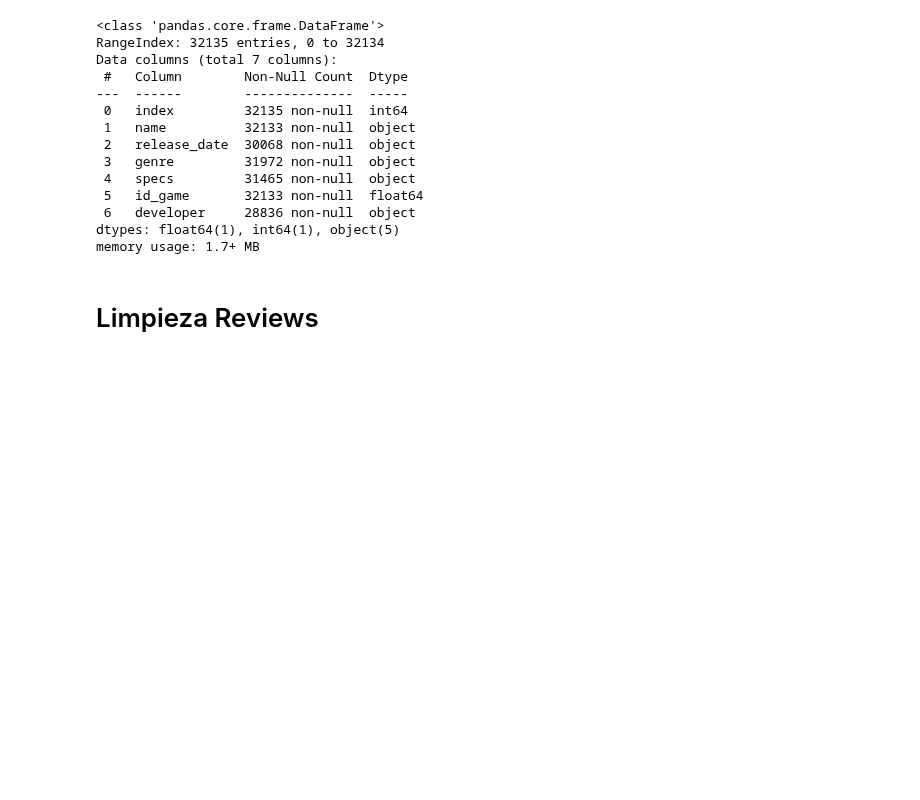
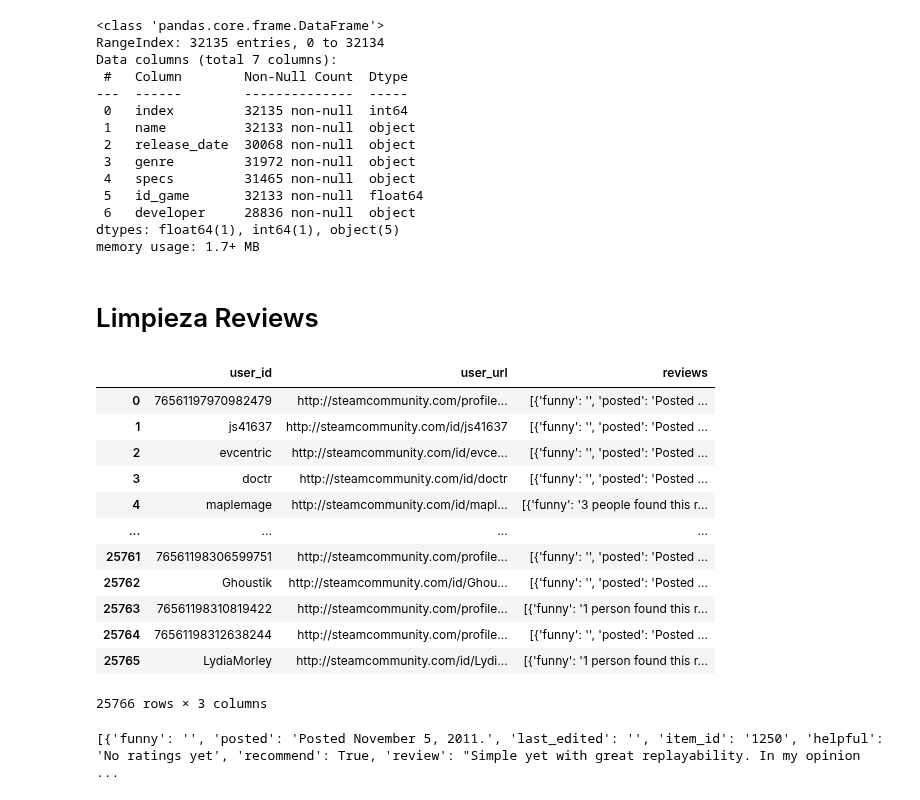
Before and after one commit to DaAnMaGi/PI_ML_OPS, a Jupyter notebook: limpieza/limpieza_datos.ipynb, the cells around one changed output. Cells and saved outputs as stored; diff of their text form; code cells hidden in the pictures; blank space fills up the shorter version.

Commit message:
se empieza a trabajar reviews

```diff
--- a/limpieza/limpieza_datos.ipynb
+++ b/limpieza/limpieza_datos.ipynb
@@ -99,3 +98,20 @@ guardar_archivo(games_genres,"/content/genres_games.json.gz")
 guardar_archivo(games_specs,"/content/specs_games.json.gz")
 # %% [markdown]
 # Limpieza Reviews
+# %%
+# Se visualizan los datos del data frame.
+reviews
+# %% [output]
+|  | user_id | user_url | reviews |
+| 0 | 76561197970982479 | http://steamcommunity.com/profile... | [{'funny': '', 'posted': 'Posted ... |
+| 1 | js41637 | http://steamcommunity.com/id/js41637 | [{'funny': '', 'posted': 'Posted ... |
+| 2 | evcentric | http://steamcommunity.com/id/evce... | [{'funny': '', 'posted': 'Posted ... |
+| 3 | doctr | http://steamcommunity.com/id/doctr | [{'funny': '', 'posted': 'Posted ... |
+| 4 | maplemage | http://steamcommunity.com/id/mapl... | [{'funny': '3 people found this r... |
+| ... | ... | ... | ... |
+| 25761 | 76561198306599751 | http://steamcommunity.com/profile... | [{'funny': '', 'posted': 'Posted ... |
+| 25762 | Ghoustik | http://steamcommunity.com/id/Ghou... | [{'funny': '', 'posted': 'Posted ... |
+| 25763 | 76561198310819422 | http://steamcommunity.com/profile... | [{'funny': '1 person found this r... |
+| 25764 | 76561198312638244 | http://steamcommunity.com/profile... | [{'funny': '', 'posted': 'Posted ... |
+| 25765 | LydiaMorley | http://steamcommunity.com/id/Lydi... | [{'funny': '1 person found this r... |
+25766 rows × 3 columns
@@ -101,0 +121,4 @@ guardar_archivo(games_specs,"/content/specs_games.json.gz")
+# %%
+print(reviews.iloc[0,1])
+# %% [output]
+[{'funny': '', 'posted': 'Posted November 5, 2011.', 'last_edited': '', 'item_id': '1250', 'helpful': 'No ratings yet', 'recommend': True, 'review': "Simple yet with great replayability. In my opinion ...
```
Also changed, not shown: parts of 5 cells of this notebook.
